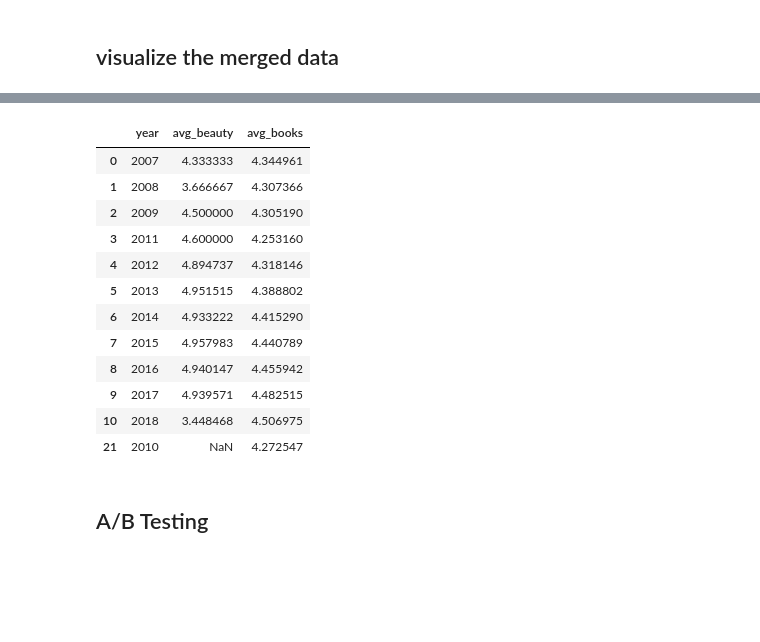
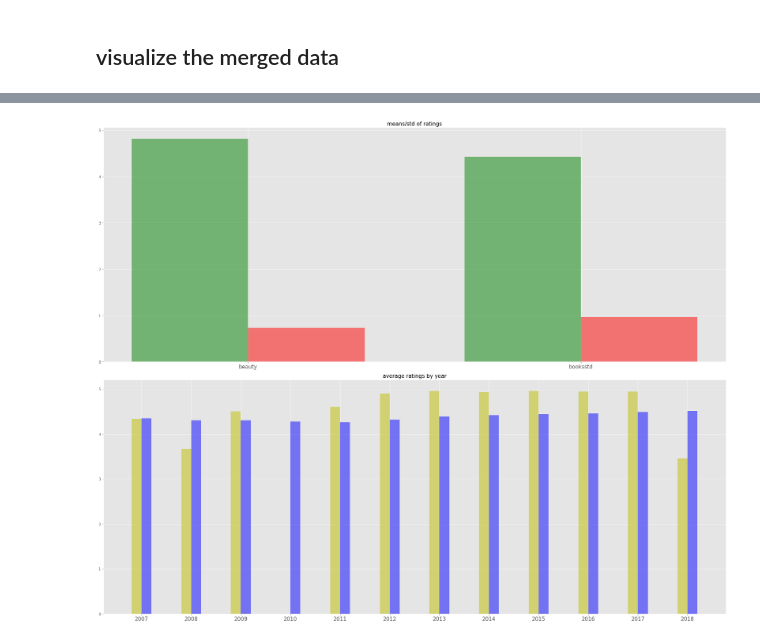
Before and after one commit to Nicole-LijuanChen/Patterns-in-Amazon-customer-ratings, a Jupyter notebook: data-cleaning.ipynb, the cells around one changed output, grey strips where cells are left out. Drawn from its saved outputs; the diff is of its cells as text; code cells hidden in the pictures; blank space fills up the shorter version.

```diff
--- a/data-cleaning.ipynb
+++ b/data-cleaning.ipynb
@@ -502,19 +501,29 @@ cnt_merge2.plot(x='year',y=['avg_beauty','avg_books'],kind='bar',alpha =0.5)
-# %%
-cnt_merge2= cnt_merge[cnt_merge['year']>=2007]
-cnt_merge2
-# %% [output]
-|  | year | avg_beauty | avg_books |
-| 0 | 2007 | 4.333333 | 4.344961 |
-| 1 | 2008 | 3.666667 | 4.307366 |
-| 2 | 2009 | 4.500000 | 4.305190 |
-| 3 | 2011 | 4.600000 | 4.253160 |
-| 4 | 2012 | 4.894737 | 4.318146 |
-| 5 | 2013 | 4.951515 | 4.388802 |
-| 6 | 2014 | 4.933222 | 4.415290 |
-| 7 | 2015 | 4.957983 | 4.440789 |
-| 8 | 2016 | 4.940147 | 4.455942 |
-| 9 | 2017 | 4.939571 | 4.482515 |
-| 10 | 2018 | 3.448468 | 4.506975 |
-| 21 | 2010 | NaN | 4.272547 |
-# %% [markdown]
-## A/B Testing
+# %%
+fig, axs = plt.subplots(2,1,figsize=(25,20))
+barlabels = ave_ratings_merge.index.tolist()
+x0= np.arange(len(barlabels))
+width0 =0.35
+bins0 = ave_ratings_merge['mean'].tolist()
+bins1 = ave_ratings_merge['std'].tolist()
+
+axs[0].bar(x0-width0/2,bins0,width0,color = 'g',alpha = 0.5,label='mean')
+axs[0].bar(x0+width0/2,bins1,width0,color = 'r',alpha = 0.5,label='std')
+axs[0].set_title('means/std of ratings',fontsize=15)
+axs[0].set_xticks(x0)
+axs[0].set_xticklabels(barlabels,fontsize=15)
+
+barlabels1 = avg_year_merge2['year'].tolist()
+x1= np.arange(len(barlabels1))
+width1 =0.2
+bins2 = avg_year_merge2['avg_beauty'].tolist()
+bins3 = avg_year_merge2['avg_books'].tolist()
+
+axs[1].bar(x1-width1/2,bins2,width1,color = 'y',alpha = 0.5,label="avg_beauty")
+axs[1].bar(x1+width1/2,bins3,width1,color = 'b',alpha = 0.5,label="avg_books")
+axs[1].set_title('average ratings by year',fontsize=15)
+axs[1].set_xticks(x1)
+axs[1].set_xticklabels(barlabels1,fontsize=15)
+
+plt.tight_layout()
+# %% [output]
+[figure, added]
```
Also changed, not shown: parts of 16 cells of this notebook.
